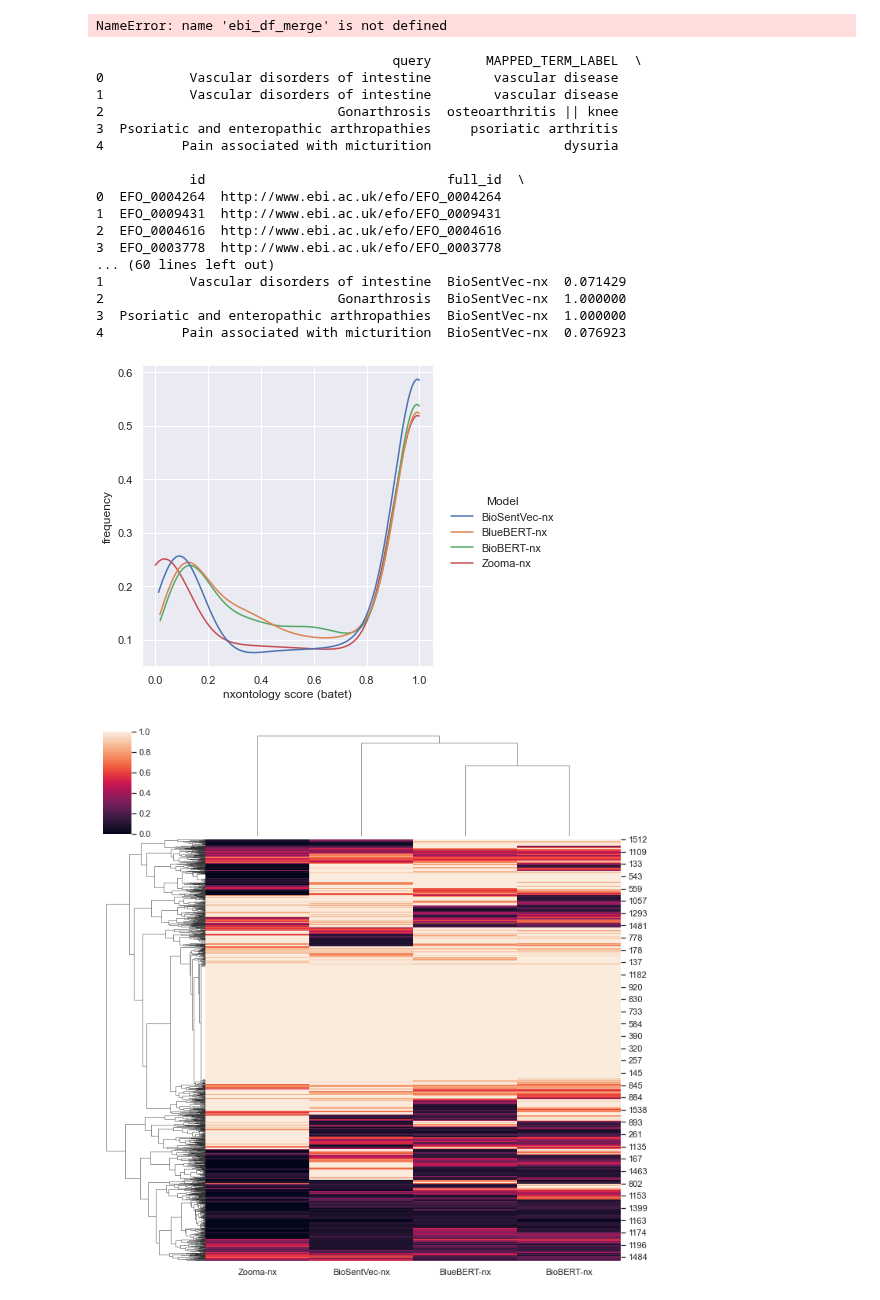
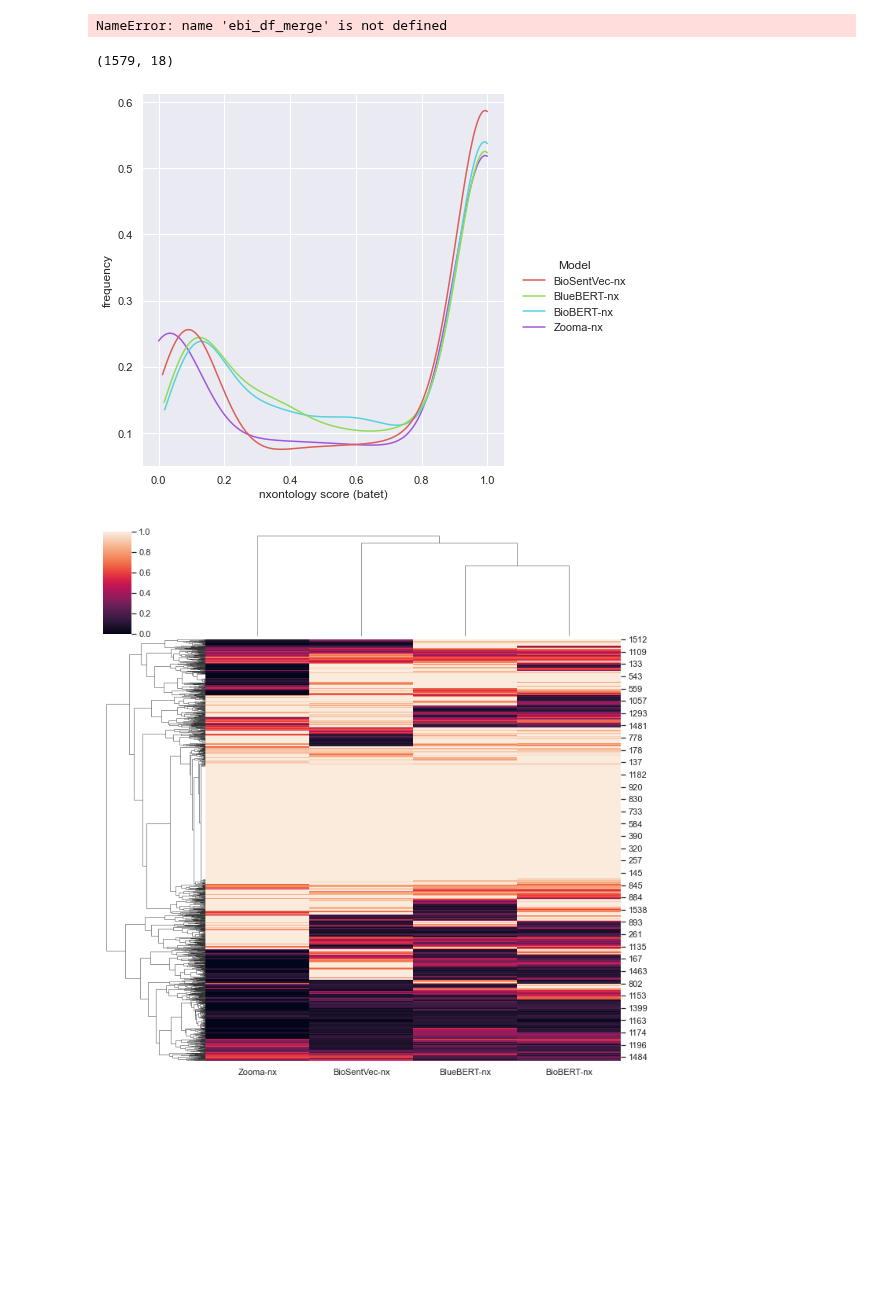
Before and after one commit to MRCIEU/vectology, a Jupyter notebook: analysis/paper/ebi-ukb-efo.ipynb, the cells around one changed output. Saved outputs shown, nothing was run; the diff lists cells and outputs as text; code cells hidden in the pictures; blank space fills up the shorter version.

```diff
--- a/analysis/paper/ebi-ukb-efo.ipynb
+++ b/analysis/paper/ebi-ukb-efo.ipynb
@@ -51,6 +33,8 @@ modelData = [
     {'name':'BioBERT','model':'biobert_v1.1_pubmed'},
     {'name':'BlueBERT','model':'NCBI_BERT_pubmed_mimic_uncased_L-12_H-768_A-12'},
 ]
+
+pallete="hls"
 # %%
 # get the EBI UKB data
 #get ebi data
@@ -500,43 +484,27 @@ NameError: name 'ebi_df_merge' is not defined
 # %%
 # melt data for plots
 ebi_df_merge = ebi_df
-print(ebi_df_merge.head())
+#print(ebi_df_merge.head())
 
 print(ebi_df_merge.shape)
 #ebi_df_melt = pd.melt(ebi_df_merge, id_vars=['query'], value_vars=['BioSentVec-nx','BlueBERT-nx','BioBERT-nx','Zooma-nx','BERT-EFO-nx'])
 ebi_df_melt = pd.melt(ebi_df_merge, id_vars=['query'], value_vars=['BioSentVec-nx','BlueBERT-nx','BioBERT-nx','Zooma-nx'])
 ebi_df_melt.rename(columns={'variable':'Model'},inplace=True)
-print(ebi_df_melt.head())
+#print(ebi_df_melt.head())
 
 
 # violin plot
 #ax = sns.violinplot(x="variable", y="value", inner='quartile', data=ebi_df_melt, cut=0)
 #ax.set_title('EFO distance', fontsize=16);
 #fig = ax.get_figure()
 #fig.savefig(f"output/all-nx.pdf")
 
-ax = sns.displot(x="value", hue="Model", data=ebi_df_melt, kind="kde", cut=0)
+ax = sns.displot(x="value", hue="Model", data=ebi_df_melt, kind="kde", cut=0, palette=pallete, height=6)
 ax.set(xlabel=f'nxontology score ({nxontology_measure})', ylabel='frequency')
 ax.savefig(f"output/all-nx-kde.pdf")
 # %% [output]
-                                      query       MAPPED_TERM_LABEL  \
-0           Vascular disorders of intestine        vascular disease
-1           Vascular disorders of intestine        vascular disease
-2                              Gonarthrosis  osteoarthritis || knee
-3  Psoriatic and enteropathic arthropathies     psoriatic arthritis
-4          Pain associated with micturition                 dysuria
-
-            id                               full_id  \
-0  EFO_0004264  http://www.ebi.ac.uk/efo/EFO_0004264
-1  EFO_0009431  http://www.ebi.ac.uk/efo/EFO_0009431
-2  EFO_0004616  http://www.ebi.ac.uk/efo/EFO_0004616
-3  EFO_0003778  http://www.ebi.ac.uk/efo/EFO_0003778
-... (60 lines left out)
-1           Vascular disorders of intestine  BioSentVec-nx  0.071429
-2                              Gonarthrosis  BioSentVec-nx  1.000000
-3  Psoriatic and enteropathic arthropathies  BioSentVec-nx  1.000000
-4          Pain associated with micturition  BioSentVec-nx  0.076923
+(1579, 18)
-[figure, old version]
+[figure, new version]
 # %%
 # clustermap
 nx_list = ['BioSentVec-nx','BlueBERT-nx','BioBERT-nx','Zooma-nx']
```
Also changed, not shown: parts of 3 cells of this notebook.
